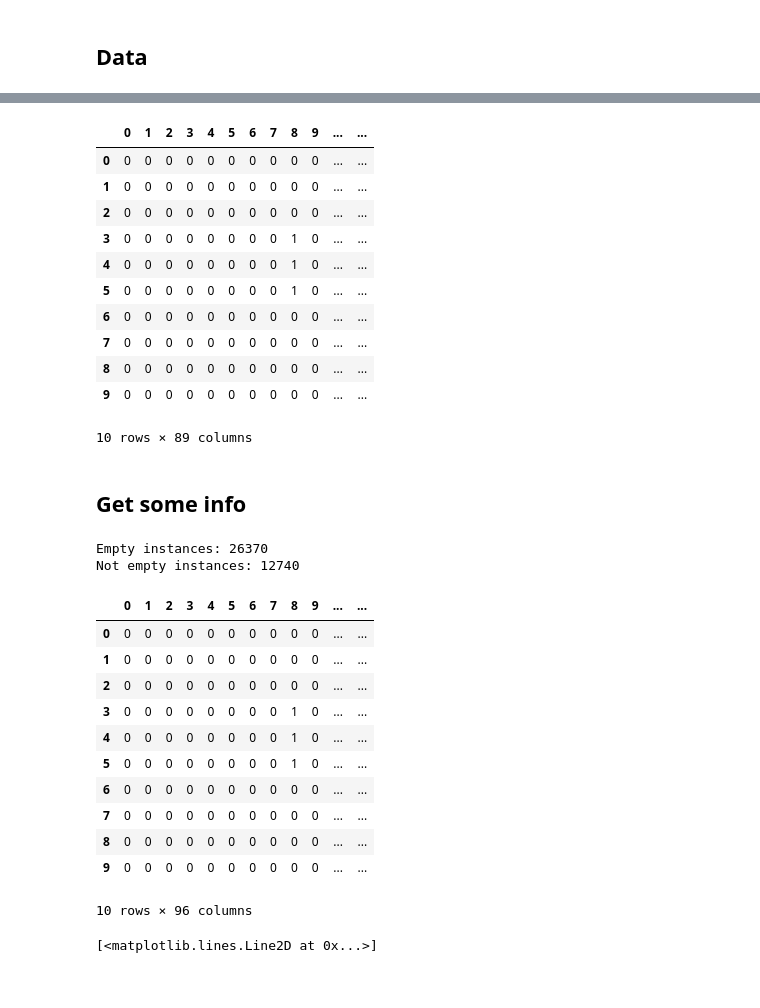
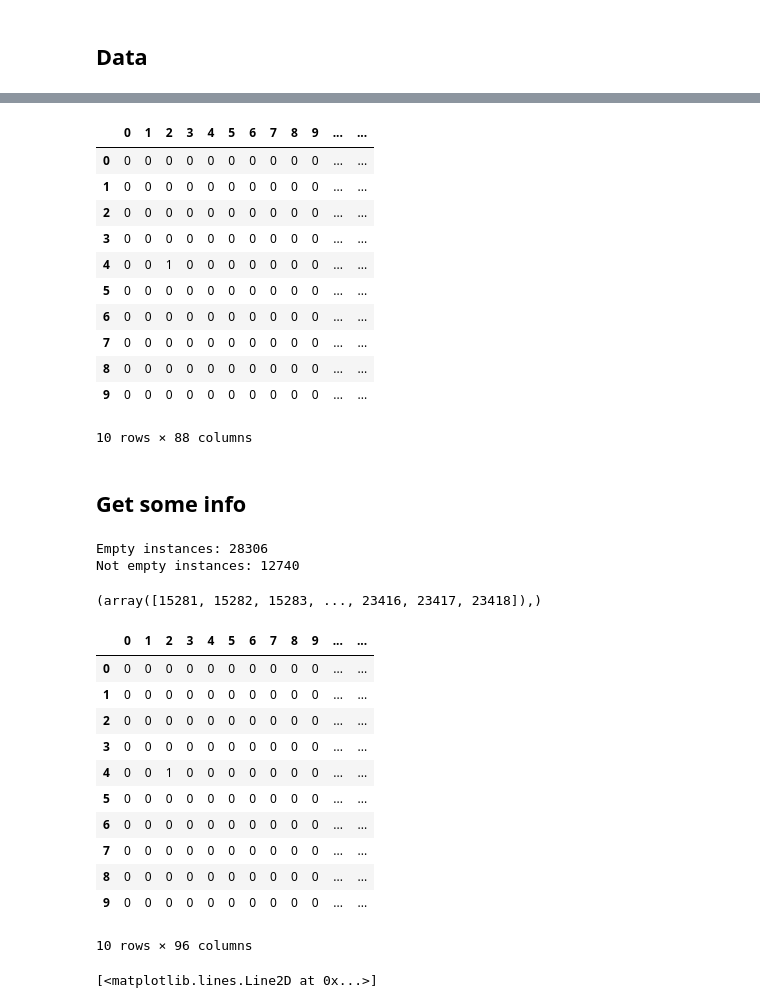
Before and after one commit to benjikershenbaum/Automatic-Music-Transcription, a Jupyter notebook: snn-chords.ipynb, the cells around one changed output, grey strips where cells are left out. Cells and saved outputs as stored; diff of their text form; code cells hidden in the pictures.

```diff
--- a/snn-chords.ipynb
+++ b/snn-chords.ipynb
@@ -17,25 +19,10 @@ from sklearn.metrics import accuracy_score
 # %%
 # Load in data
 
-in_file_path_chords = os.path.join(os.getcwd(), 'Data//Chords', 'input.txt')
-out_file_path_chords = os.path.join(os.getcwd(), 'Data//Chords', 'output.txt')
+in_file_path= os.path.join(os.getcwd(), 'Data//Processed', 'input.txt')
+out_file_path= os.path.join(os.getcwd(), 'Data//Processed', 'output.txt')
 
-in_file_path_isolated = os.path.join(os.getcwd(), 'Data//Isolated', 'input.txt')
-out_file_path_isolated = os.path.join(os.getcwd(), 'Data//Isolated', 'output.txt')
+inp = pd.read_csv(in_file_path,sep=",",header=None)
+out = pd.read_csv(out_file_path,sep=",",header=None)
 
-inp_chords = pd.read_csv(in_file_path_chords,sep="	",header=None)
-out_chords = pd.read_csv(out_file_path_chords,sep="	",header=None)
-
-inp_isolated = pd.read_csv(in_file_path_isolated,sep="	",header=None)
-out_isolated = pd.read_csv(out_file_path_isolated,sep="	",header=None)
-
-inp = pd.concat([inp_chords,inp_isolated],axis=0,ignore_index=True)
-out = pd.concat([out_chords,out_isolated],axis=0,ignore_index=True)
 out_save = out.copy()
-# %%
-out=out_save.copy()
-a=out.copy()
-b=out.copy()
-a=a.iloc[:,0:88]
-b=b.iloc[:,100]
-out=pd.concat([a,b],axis=1,ignore_index=True)
@@ -41,0 +33,4 @@ out=pd.concat([a,b],axis=1,ignore_index=True)
+# %%
+out_fixed=out.copy()
+out_fixed=out_fixed.astype(np.int)
+out =pd.DataFrame(out_fixed)
@@ -61,38 +60,41 @@ display(out.iloc[0:10,:])
 | 0 | 0 | 0 | 0 | 0 | 0 | 0 | 0 | 0 | 0 | 0 | ... | ... |
 | 1 | 0 | 0 | 0 | 0 | 0 | 0 | 0 | 0 | 0 | 0 | ... | ... |
 | 2 | 0 | 0 | 0 | 0 | 0 | 0 | 0 | 0 | 0 | 0 | ... | ... |
-| 3 | 0 | 0 | 0 | 0 | 0 | 0 | 0 | 0 | 1 | 0 | ... | ... |
-| 4 | 0 | 0 | 0 | 0 | 0 | 0 | 0 | 0 | 1 | 0 | ... | ... |
-| 5 | 0 | 0 | 0 | 0 | 0 | 0 | 0 | 0 | 1 | 0 | ... | ... |
+| 3 | 0 | 0 | 0 | 0 | 0 | 0 | 0 | 0 | 0 | 0 | ... | ... |
+| 4 | 0 | 0 | 1 | 0 | 0 | 0 | 0 | 0 | 0 | 0 | ... | ... |
+| 5 | 0 | 0 | 0 | 0 | 0 | 0 | 0 | 0 | 0 | 0 | ... | ... |
 | 6 | 0 | 0 | 0 | 0 | 0 | 0 | 0 | 0 | 0 | 0 | ... | ... |
 | 7 | 0 | 0 | 0 | 0 | 0 | 0 | 0 | 0 | 0 | 0 | ... | ... |
 | 8 | 0 | 0 | 0 | 0 | 0 | 0 | 0 | 0 | 0 | 0 | ... | ... |
 | 9 | 0 | 0 | 0 | 0 | 0 | 0 | 0 | 0 | 0 | 0 | ... | ... |
-10 rows × 89 columns
+10 rows × 88 columns
 # %% [markdown]
 ## Get some info
 # %%
-count_empty = np.sum(out.iloc[:,out.shape[1]-1],axis=0)
+count_empty = np.where(np.sum(out,axis=1)==0)[0].shape[0]
 count_not_empty = out.shape[0] - count_empty
 print('Empty instances:',count_empty)
 print('Not empty instances:',count_not_empty)
 # %% [output]
-Empty instances: 26370
+Empty instances: 28306
 Not empty instances: 12740
+# %%
+np.where(np.sum(out,axis=1)==2)
+# %% [output]
+(array([15281, 15282, 15283, ..., 23416, 23417, 23418]),)
 # %%
-only_notes=out.iloc[:,0:out.shape[1]-1]
-count_notes = np.sum(only_notes,axis=1)
+count_notes = np.sum(out,axis=1)
 count_notes_hot = pd.get_dummies(count_notes)
-out_hot=pd.concat([only_notes,count_notes_hot],axis=1,ignore_index=True)
+out_hot=pd.concat([out,count_notes_hot],axis=1,ignore_index=True)
 display(out_hot.iloc[0:10,:])
 # %% [output]
 |  | 0 | 1 | 2 | 3 | 4 | 5 | 6 | 7 | 8 | 9 | ... | ... |
 | 0 | 0 | 0 | 0 | 0 | 0 | 0 | 0 | 0 | 0 | 0 | ... | ... |
 | 1 | 0 | 0 | 0 | 0 | 0 | 0 | 0 | 0 | 0 | 0 | ... | ... |
 | 2 | 0 | 0 | 0 | 0 | 0 | 0 | 0 | 0 | 0 | 0 | ... | ... |
-| 3 | 0 | 0 | 0 | 0 | 0 | 0 | 0 | 0 | 1 | 0 | ... | ... |
-| 4 | 0 | 0 | 0 | 0 | 0 | 0 | 0 | 0 | 1 | 0 | ... | ... |
-| 5 | 0 | 0 | 0 | 0 | 0 | 0 | 0 | 0 | 1 | 0 | ... | ... |
+| 3 | 0 | 0 | 0 | 0 | 0 | 0 | 0 | 0 | 0 | 0 | ... | ... |
+| 4 | 0 | 0 | 1 | 0 | 0 | 0 | 0 | 0 | 0 | 0 | ... | ... |
+| 5 | 0 | 0 | 0 | 0 | 0 | 0 | 0 | 0 | 0 | 0 | ... | ... |
 | 6 | 0 | 0 | 0 | 0 | 0 | 0 | 0 | 0 | 0 | 0 | ... | ... |
 | 7 | 0 | 0 | 0 | 0 | 0 | 0 | 0 | 0 | 0 | 0 | ... | ... |
 | 8 | 0 | 0 | 0 | 0 | 0 | 0 | 0 | 0 | 0 | 0 | ... | ... |
```
Also changed, not shown: parts of 47 cells of this notebook, 2 other files.
